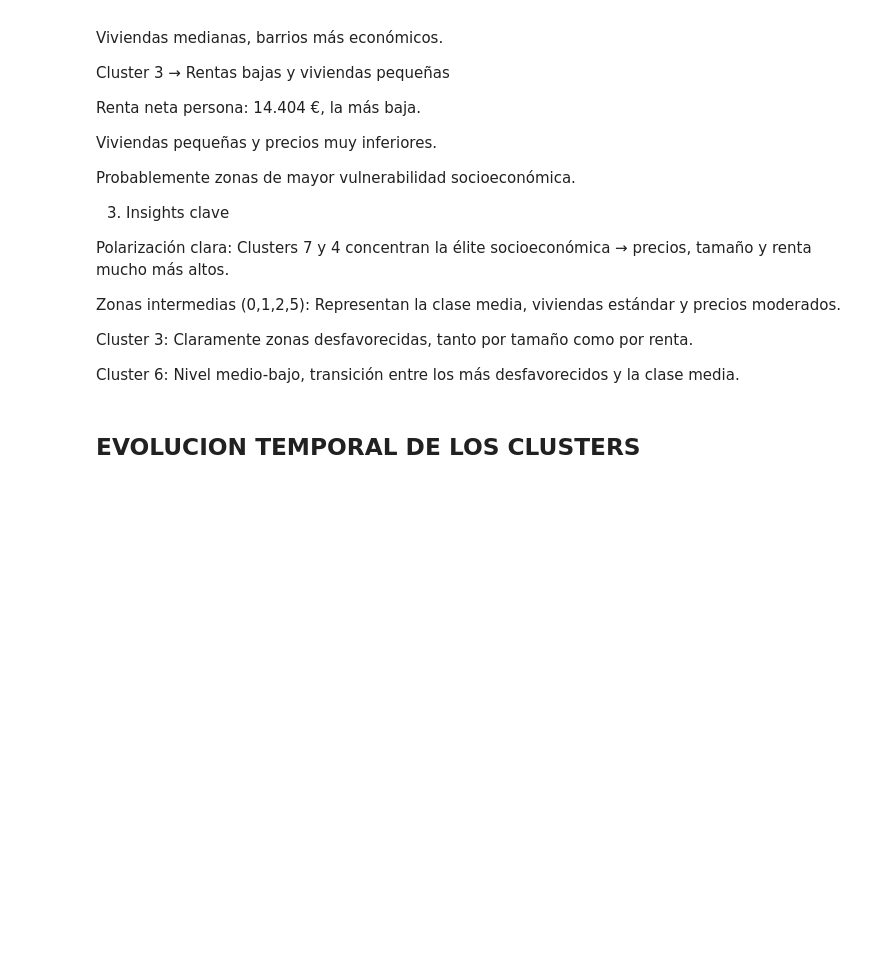
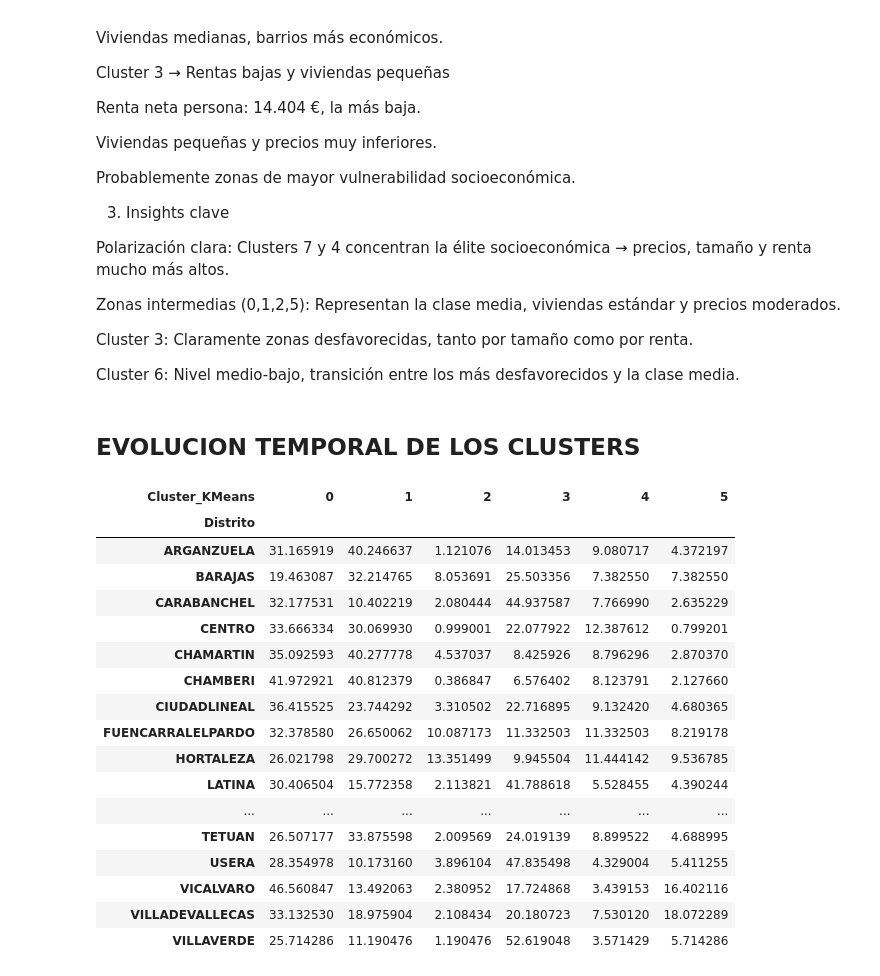
Before and after one commit to JorgeGM8/TFM_Data_Science, a Jupyter notebook: notebooks/CLUSTERING_EMBEDDING_FINAL.ipynb, the cells around one changed output. Cells and saved outputs as stored; diff of their text form; code cells hidden in the pictures; blank space fills up the shorter version.

```diff
--- a/notebooks/CLUSTERING_EMBEDDING_FINAL.ipynb
+++ b/notebooks/CLUSTERING_EMBEDDING_FINAL.ipynb
@@ -1512,0 +1535,21 @@ plt.show()
+# %%
+dist_clusters
+# %% [output]
+| Cluster_KMeans | 0 | 1 | 2 | 3 | 4 | 5 |
+| Distrito |  |  |  |  |  |  |
+| ARGANZUELA | 31.165919 | 40.246637 | 1.121076 | 14.013453 | 9.080717 | 4.372197 |
+| BARAJAS | 19.463087 | 32.214765 | 8.053691 | 25.503356 | 7.382550 | 7.382550 |
+| CARABANCHEL | 32.177531 | 10.402219 | 2.080444 | 44.937587 | 7.766990 | 2.635229 |
+| CENTRO | 33.666334 | 30.069930 | 0.999001 | 22.077922 | 12.387612 | 0.799201 |
+| CHAMARTIN | 35.092593 | 40.277778 | 4.537037 | 8.425926 | 8.796296 | 2.870370 |
+| CHAMBERI | 41.972921 | 40.812379 | 0.386847 | 6.576402 | 8.123791 | 2.127660 |
+| CIUDADLINEAL | 36.415525 | 23.744292 | 3.310502 | 22.716895 | 9.132420 | 4.680365 |
+| FUENCARRALELPARDO | 32.378580 | 26.650062 | 10.087173 | 11.332503 | 11.332503 | 8.219178 |
+| HORTALEZA | 26.021798 | 29.700272 | 13.351499 | 9.945504 | 11.444142 | 9.536785 |
+| LATINA | 30.406504 | 15.772358 | 2.113821 | 41.788618 | 5.528455 | 4.390244 |
+| ... | ... | ... | ... | ... | ... | ... |
+| TETUAN | 26.507177 | 33.875598 | 2.009569 | 24.019139 | 8.899522 | 4.688995 |
+| USERA | 28.354978 | 10.173160 | 3.896104 | 47.835498 | 4.329004 | 5.411255 |
+| VICALVARO | 46.560847 | 13.492063 | 2.380952 | 17.724868 | 3.439153 | 16.402116 |
+| VILLADEVALLECAS | 33.132530 | 18.975904 | 2.108434 | 20.180723 | 7.530120 | 18.072289 |
+| VILLAVERDE | 25.714286 | 11.190476 | 1.190476 | 52.619048 | 3.571429 | 5.714286 |
```
Also changed, not shown: parts of 14 cells of this notebook.
